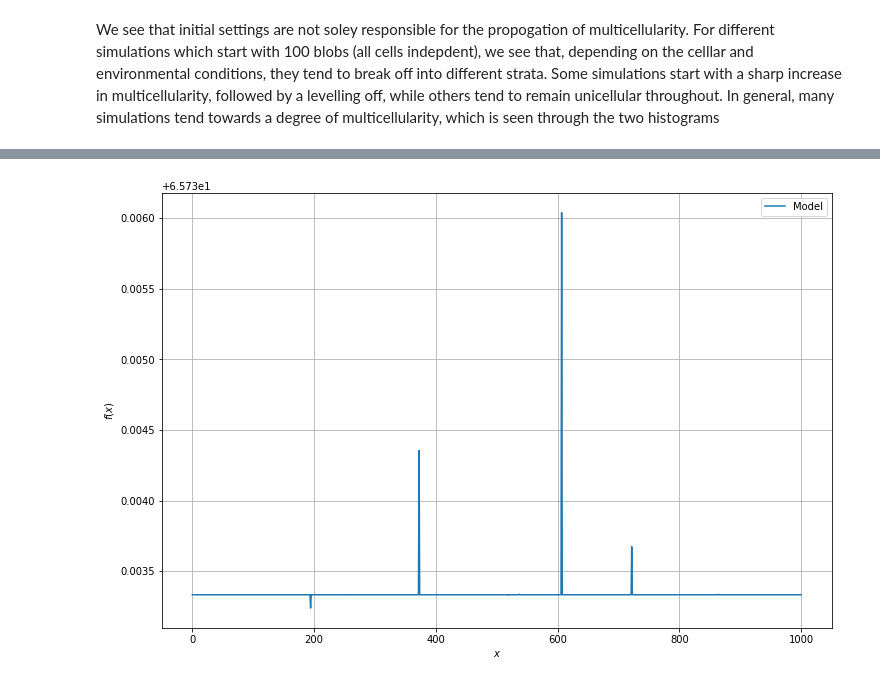
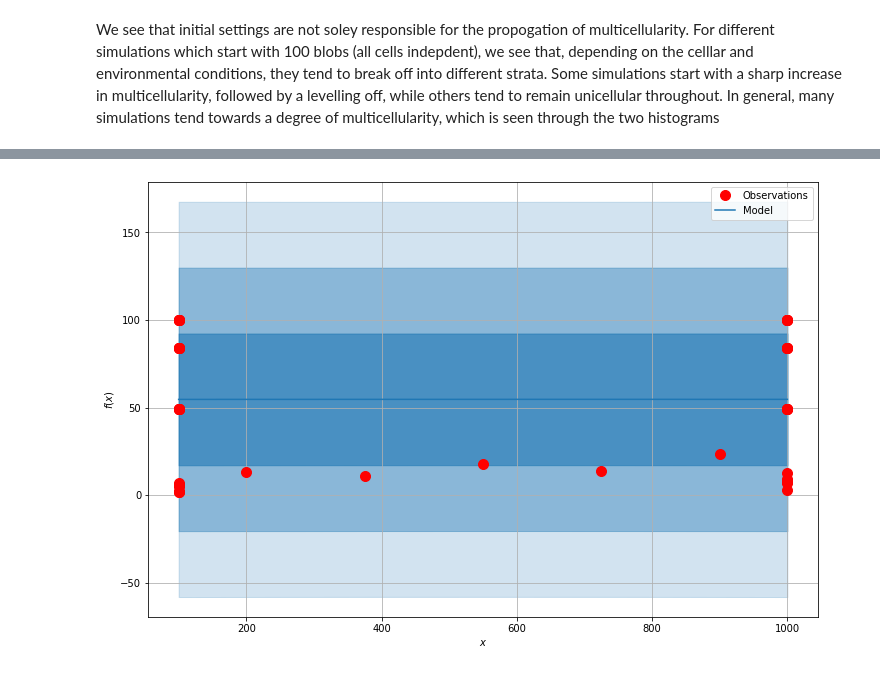
Before and after one commit to naveenr414/cell-simulation, a Jupyter notebook: scripts/notebooks/How does Multicellularity Change Over Time.ipynb, the cells around one changed output, grey strips where cells are left out. Cells and saved outputs as stored; diff of their text form; code cells hidden in the pictures.

Commit message:
Added Bayesian Optimization to Multicellularity changing over time notebook

```diff
--- a/scripts/notebooks/How does Multicellularity Change Over Time.ipynb
+++ b/scripts/notebooks/How does Multicellularity Change Over Time.ipynb
@@ -252,0 +292,3 @@ model_emukit.optimize()
+# %%
+num_data_points = 5
+run_simulation_latin(parameter_space,num_data_points,0,const_parameters)
@@ -252,0 +301,11 @@ model_emukit.optimize()
+# %%
+file_names = ["latin_{}.par".format(i) for i in range(num_data_points)]
+data_files = ["data_cellcount_{}.txt".format(i) for i in range(num_data_points)]
+# %%
+X = get_parameter_array(file_names,parameter_list)
+# Find the minimum instead
+Y = get_rewards(data_files,lambda s: average_function_over_time(num_blobs_cells)(s))
+# %%
+model_gpy = GPRegression(X,Y) # Train and wrap the model in Emukit
+model_emukit = GPyModelWrapper(model_gpy)
+model_emukit.optimize()
@@ -253,4 +378,4 @@ model_emukit.optimize()
 # %%
-plot_gaussian_process(np.linspace(0,1000,1000),0,parameter_space,model_emukit)
+plot_gaussian_process(np.linspace(100,1000,25),0,parameter_space,model_emukit)
 # %% [output]
-[figure, old version]
+[figure, new version]
```
Also changed, not shown: parts of 54 cells of this notebook, 3 other files.
